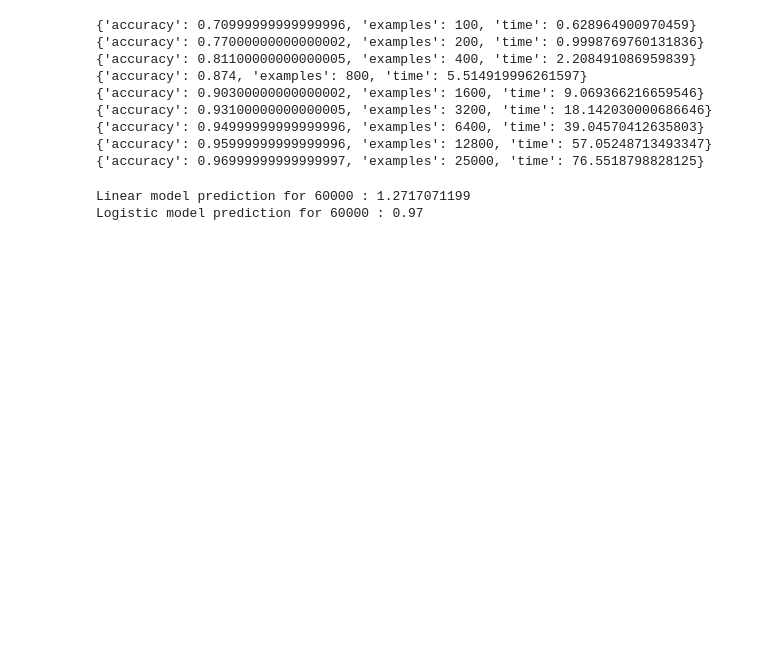
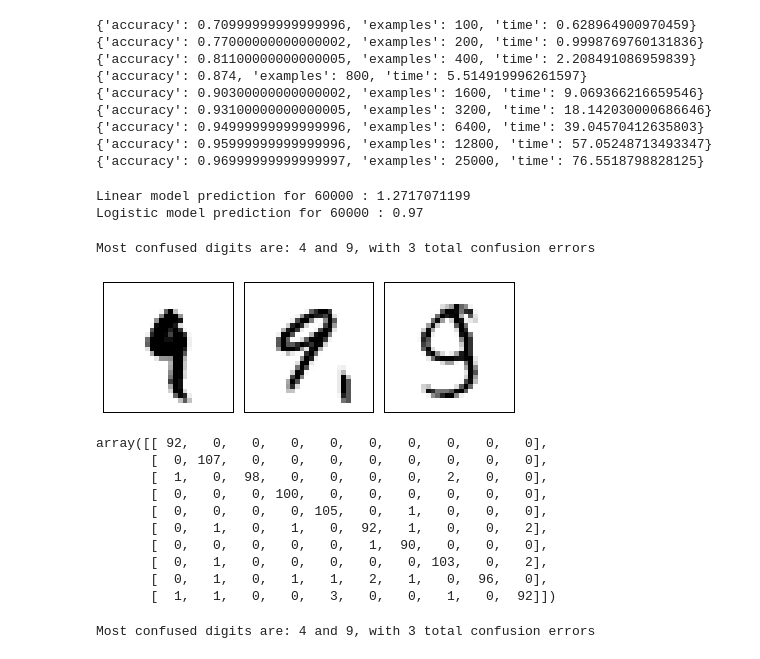
Before and after one commit to jbocharov-mids/W207-Machine-Learning, a Jupyter notebook: reference/scratch.ipynb, the cells around one changed output. Saved outputs shown, nothing was run; the diff lists cells and outputs as text; code cells hidden in the pictures; blank space fills up the shorter version.

```diff
--- a/reference/scratch.ipynb
+++ b/reference/scratch.ipynb
@@ -346,0 +390,32 @@ Logistic model prediction for 60000 : 0.97
+# %%
+def P5():
+    k = 1
+    neigh = train_k_nearest_neighbors(k, train_data, train_labels)
+    development_predicted = neigh.predict(dev_data)
+
+    confusion = confusion_matrix(dev_labels, development_predicted)
+
+    confused_low, confused_high, confusion_errors = most_confused(confusion)
+    print('Most confused digits are: ' + str(confused_low) + ' and ' + str(confused_high)
+          + ', with ' + str(confusion_errors) + ' total confusion errors')
+
+    error_indices = select_pairwire_error_indices(
+    development_predicted, dev_labels, confused_low, confused_high)
+    error_examples = [ dev_data[error_indices] ]
+    plot_examples(error_examples)
+
+    return confusion
+P5()
+# %% [output]
+Most confused digits are: 4 and 9, with 3 total confusion errors
+[figure, added]
+array([[ 92,   0,   0,   0,   0,   0,   0,   0,   0,   0],
+       [  0, 107,   0,   0,   0,   0,   0,   0,   0,   0],
+       [  1,   0,  98,   0,   0,   0,   0,   2,   0,   0],
+       [  0,   0,   0, 100,   0,   0,   0,   0,   0,   0],
+       [  0,   0,   0,   0, 105,   0,   1,   0,   0,   0],
+       [  0,   1,   0,   1,   0,  92,   1,   0,   0,   2],
+       [  0,   0,   0,   0,   0,   1,  90,   0,   0,   0],
+       [  0,   1,   0,   0,   0,   0,   0, 103,   0,   2],
+       [  0,   1,   0,   1,   1,   2,   1,   0,  96,   0],
+       [  1,   1,   0,   0,   3,   0,   0,   1,   0,  92]])
@@ -346,0 +428,6 @@ Logistic model prediction for 60000 : 0.97
+# %%
+confused_low, confused_high, confusion_errors = most_confused(confusion)
+print('Most confused digits are: ' + str(confused_low) + ' and ' + str(confused_high)
+      + ', with ' + str(confusion_errors) + ' total confusion errors')
+# %% [output]
+Most confused digits are: 4 and 9, with 3 total confusion errors
```
Also changed, not shown: parts of 7 cells of this notebook, 1 other file.
